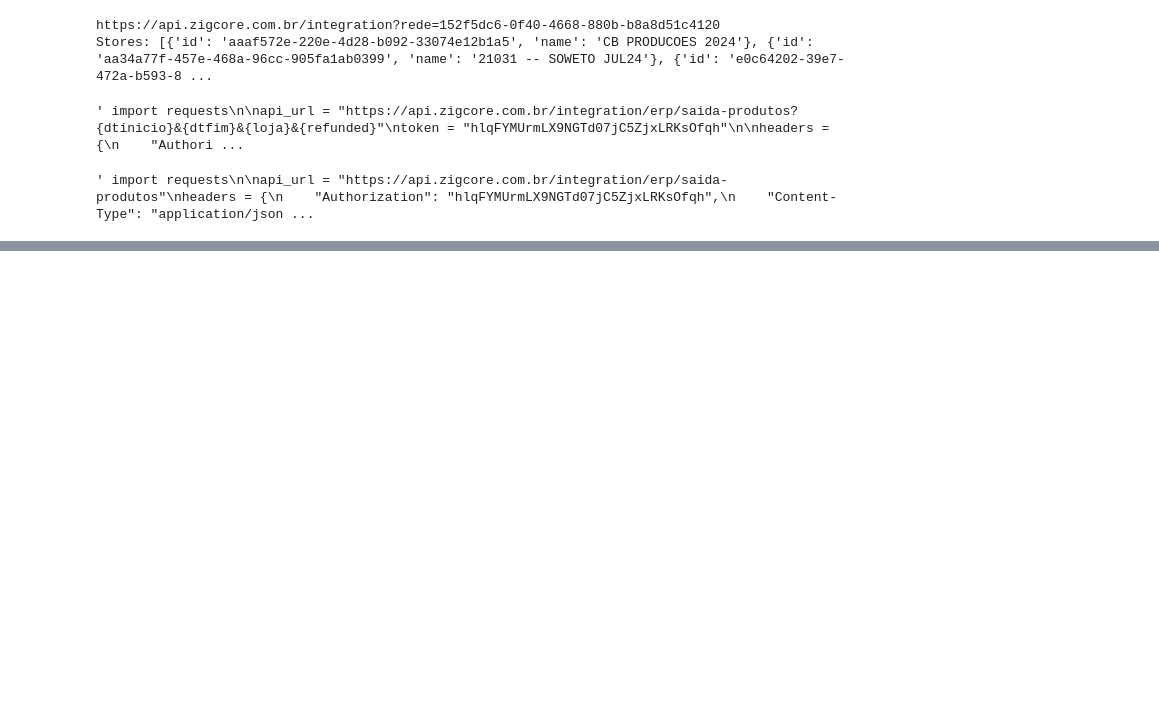
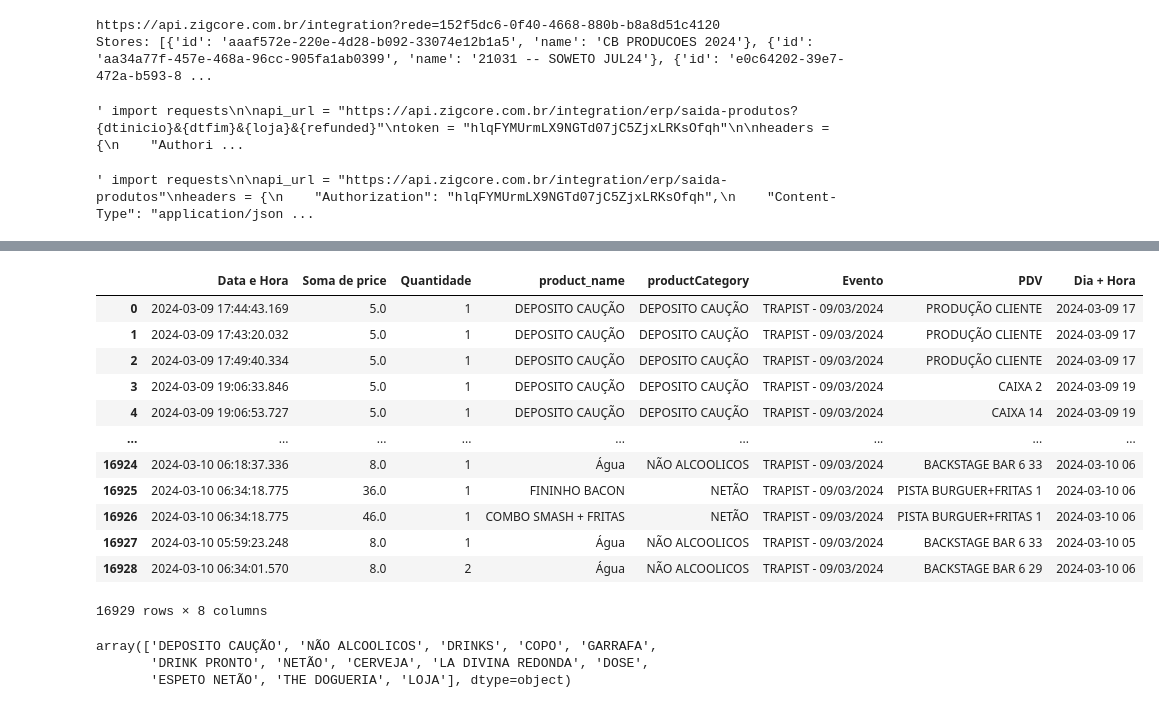
Before and after one commit to mateusono1/CB-Produ-es, a Jupyter notebook: API_ZIG.ipynb, the cells around one changed output, grey strips where cells are left out. Cells and saved outputs as stored; diff of their text form; code cells hidden in the pictures; blank space fills up the shorter version.

```diff
--- a/API_ZIG.ipynb
+++ b/API_ZIG.ipynb
@@ -117,0 +270,33 @@ else:
+# %%
+produtos=pd.DataFrame(response_produtos.json())
+produtos= produtos[["transactionDate","unitValue","count","productName","productCategory","eventName","employeeName"]]
+produtos=produtos.rename(columns={"transactionDate":"Data e Hora","unitValue":"Soma de price","count":"Quantidade","productName":"product_name","eventName":"Evento","employeeName":"PDV"})
+
+#Criando coluna para avaliar as vendas durante o evento
+produtos["Data e Hora"]=pd.to_datetime(produtos["Data e Hora"])
+produtos["Dia + Hora"]=produtos["Data e Hora"].dt.strftime('%Y-%m-%d %H')
+
+#Formatando a coluna de Soma de price
+produtos["Soma de price"]=produtos["Soma de price"]/100
+
+produtos
+# %% [output]
+|  | Data e Hora | Soma de price | Quantidade | product_name | productCategory | Evento | PDV | Dia + Hora |
+| 0 | 2024-03-09 17:44:43.169 | 5.0 | 1 | DEPOSITO CAUÇÃO | DEPOSITO CAUÇÃO | TRAPIST - 09/03/2024 | PRODUÇÃO CLIENTE | 2024-03-09 17 |
+| 1 | 2024-03-09 17:43:20.032 | 5.0 | 1 | DEPOSITO CAUÇÃO | DEPOSITO CAUÇÃO | TRAPIST - 09/03/2024 | PRODUÇÃO CLIENTE | 2024-03-09 17 |
+| 2 | 2024-03-09 17:49:40.334 | 5.0 | 1 | DEPOSITO CAUÇÃO | DEPOSITO CAUÇÃO | TRAPIST - 09/03/2024 | PRODUÇÃO CLIENTE | 2024-03-09 17 |
+| 3 | 2024-03-09 19:06:33.846 | 5.0 | 1 | DEPOSITO CAUÇÃO | DEPOSITO CAUÇÃO | TRAPIST - 09/03/2024 | CAIXA 2 | 2024-03-09 19 |
+| 4 | 2024-03-09 19:06:53.727 | 5.0 | 1 | DEPOSITO CAUÇÃO | DEPOSITO CAUÇÃO | TRAPIST - 09/03/2024 | CAIXA 14 | 2024-03-09 19 |
+| ... | ... | ... | ... | ... | ... | ... | ... | ... |
+| 16924 | 2024-03-10 06:18:37.336 | 8.0 | 1 | Água | NÃO ALCOOLICOS | TRAPIST - 09/03/2024 | BACKSTAGE BAR 6 33 | 2024-03-10 06 |
+| 16925 | 2024-03-10 06:34:18.775 | 36.0 | 1 | FININHO BACON | NETÃO | TRAPIST - 09/03/2024 | PISTA BURGUER+FRITAS 1 | 2024-03-10 06 |
+| 16926 | 2024-03-10 06:34:18.775 | 46.0 | 1 | COMBO SMASH + FRITAS | NETÃO | TRAPIST - 09/03/2024 | PISTA BURGUER+FRITAS 1 | 2024-03-10 06 |
+| 16927 | 2024-03-10 05:59:23.248 | 8.0 | 1 | Água | NÃO ALCOOLICOS | TRAPIST - 09/03/2024 | BACKSTAGE BAR 6 33 | 2024-03-10 05 |
+| 16928 | 2024-03-10 06:34:01.570 | 8.0 | 2 | Água | NÃO ALCOOLICOS | TRAPIST - 09/03/2024 | BACKSTAGE BAR 6 29 | 2024-03-10 06 |
+16929 rows × 8 columns
+# %%
+produtos["productCategory"].unique()
+# %% [output]
+array(['DEPOSITO CAUÇÃO', 'NÃO ALCOOLICOS', 'DRINKS', 'COPO', 'GARRAFA',
+       'DRINK PRONTO', 'NETÃO', 'CERVEJA', 'LA DIVINA REDONDA', 'DOSE',
+       'ESPETO NETÃO', 'THE DOGUERIA', 'LOJA'], dtype=object)
```
Also changed, not shown: parts of 18 cells of this notebook.
